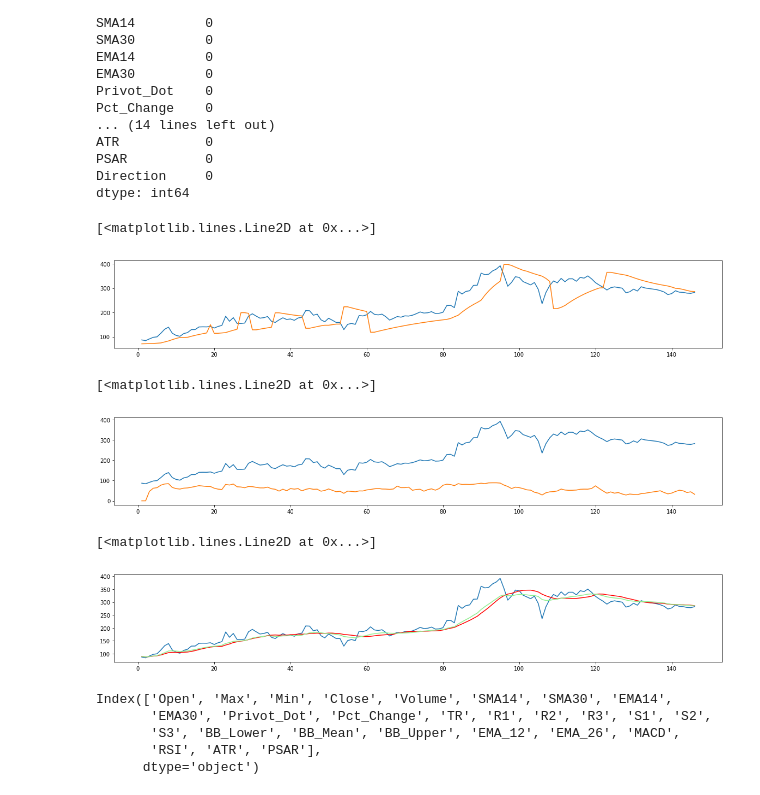
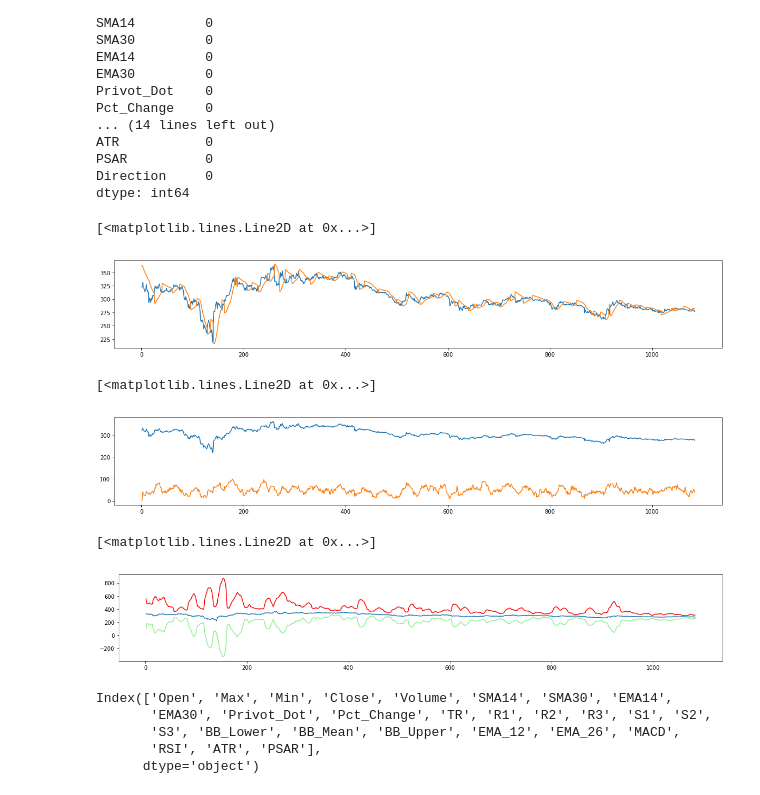
Before and after one commit to leonhead/machine-learning-training, a Jupyter notebook: machine_learning_tools/src/main/python/com/qubit/jupyter/supervised_learning/bitcoin/timeseries_dash.ipynb, the cells around one changed output. Drawn from its saved outputs; the diff is of its cells as text; code cells hidden in the pictures.

Commit message:
change dataframe of dash for classification

```diff
--- a/machine_learning_tools/src/main/python/com/qubit/jupyter/supervised_learning/bitcoin/timeseries_dash.ipynb
+++ b/machine_learning_tools/src/main/python/com/qubit/jupyter/supervised_learning/bitcoin/timeseries_dash.ipynb
@@ -6,6 +6,6 @@ import matplotlib.pyplot as plt
 from pandas_datareader import data
 %matplotlib inline
 
-dash = pd.read_csv('/home/ml/datasets/DASH240.csv',delimiter=',', parse_dates=[['Date', 'Time']])
+dash = pd.read_csv('/home/ml/datasets/DASH60.csv',delimiter=',', parse_dates=[['Date', 'Time']])
 dash.head(1)
 # %% [output]
@@ -218,6 +219,7 @@ diff_array = diff_df.values[1]
 #dash['Diff'] = diff_array
 
 dash['Direction'] = get_direction(diff_array)
+dash.loc[dash['Direction'] == 0, 'Direction'] = 1
 # %%
 dash.Direction.value_counts()
 # %% [output]
@@ -284,7 +285,7 @@ plt.plot(dash.index, dash['Close'] , label="Close")
 plt.plot(dash.index, dash['PSAR'] , label="PSAR")
 # %% [output]
 [<matplotlib.lines.Line2D at 0x...>]
-[figure, old version]
+[figure, new version]
 # %%
 plt.figure(figsize=(20,10))
 plt.subplot(311)
@@ -292,16 +293,16 @@ plt.plot(dash.index, dash['Close'] , label="Close")
 plt.plot(dash.index, dash['RSI'] , label="RSI")
 # %% [output]
 [<matplotlib.lines.Line2D at 0x...>]
-[figure, old version]
+[figure, new version]
 # %%
 plt.figure(figsize=(20,10))
 plt.subplot(311)
 plt.plot(dash.index, dash['Close'] , label="close")
-plt.plot(dash.index, dash['SMA14'] , label="SMA14", c='red')
-plt.plot(dash.index, dash['EMA14'] , label="SMA30",c='lightgreen')
+plt.plot(dash.index, dash['BB_Upper'] , label="SMA14", c='red')
+plt.plot(dash.index, dash['BB_Lower'] , label="SMA30",c='lightgreen')
 # %% [output]
 [<matplotlib.lines.Line2D at 0x...>]
-[figure, old version]
+[figure, new version]
 # %%
 dash.columns[1:28]
 # %% [output]
```
Also changed, not shown: parts of 13 cells of this notebook, 2 other files.
